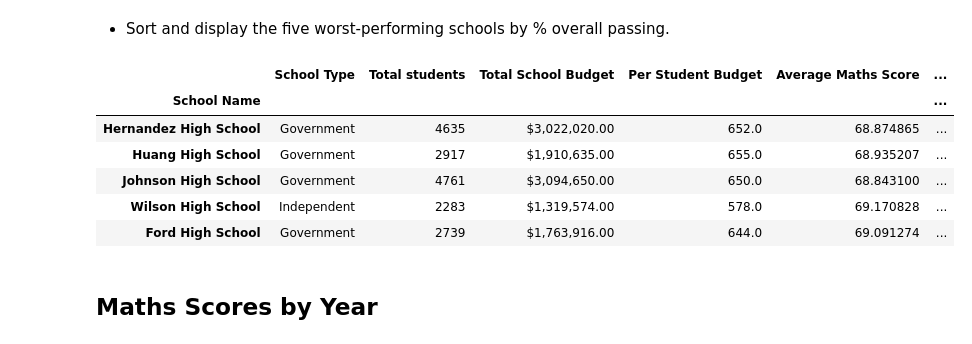
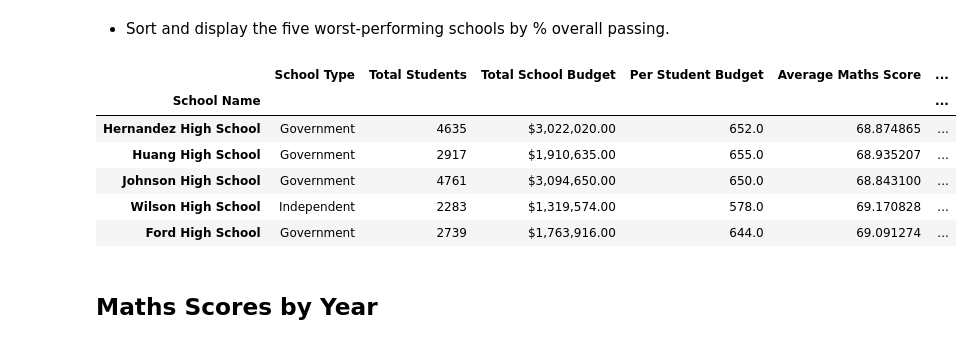
Before and after one commit to jgausachs/pandas-challenge, a Jupyter notebook: PyCitySchools/PyCitySchools.ipynb, the cells around one changed output. Saved outputs shown, nothing was run; the diff lists cells and outputs as text; code cells hidden in the pictures.

```diff
--- a/PyCitySchools/PyCitySchools.ipynb
+++ b/PyCitySchools/PyCitySchools.ipynb
@@ -169,10 +169,10 @@ school_summary_cln_df = school_summary_org_df.rename(columns={
                     "pass_all": "% Overall Passing"})
 
 # Set DataFrame Index to School Name
-school_summary_index_df = school_summary_cln_df.set_index("School Name")
+per_school_summary = school_summary_cln_df.set_index("School Name")
 
 # Display DataFrame
-school_summary_index_df
+per_school_summary
 # %% [output]
 |  | School Type | Total Students | Total School Budget | Per Student Budget | Average Maths Score | ... |
 | School Name |  |  |  |  |  | ... |
@@ -212,11 +212,11 @@ top5_schools_df
 # %% [markdown]
 * Sort and display the five worst-performing schools by % overall passing.
 # %%
-bottom_schools_df = school_summary_index_df.sort_values("% Overall Passing")
-bottom5_schools_df = bottom_schools_df.iloc[0:5, :]
-bottom5_schools_df
+bottom_schools_df = per_school_summary.sort_values("% Overall Passing")
+bottom_schools = bottom_schools_df.iloc[0:5, :]
+bottom_schools
 # %% [output]
-|  | School Type | Total students | Total School Budget | Per Student Budget | Average Maths Score | ... |
+|  | School Type | Total Students | Total School Budget | Per Student Budget | Average Maths Score | ... |
 | School Name |  |  |  |  |  | ... |
 | Hernandez High School | Government | 4635 | $3,022,020.00 | 652.0 | 68.874865 | ... |
 | Huang High School | Government | 2917 | $1,910,635.00 | 655.0 | 68.935207 | ... |
```
Also changed, not shown: parts of 7 cells of this notebook.
